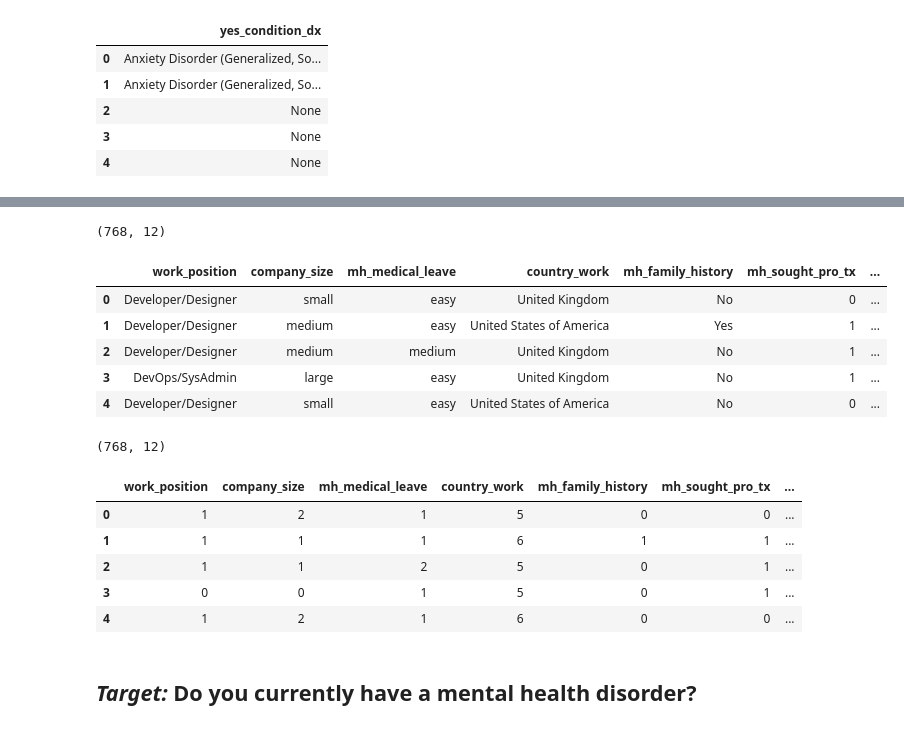
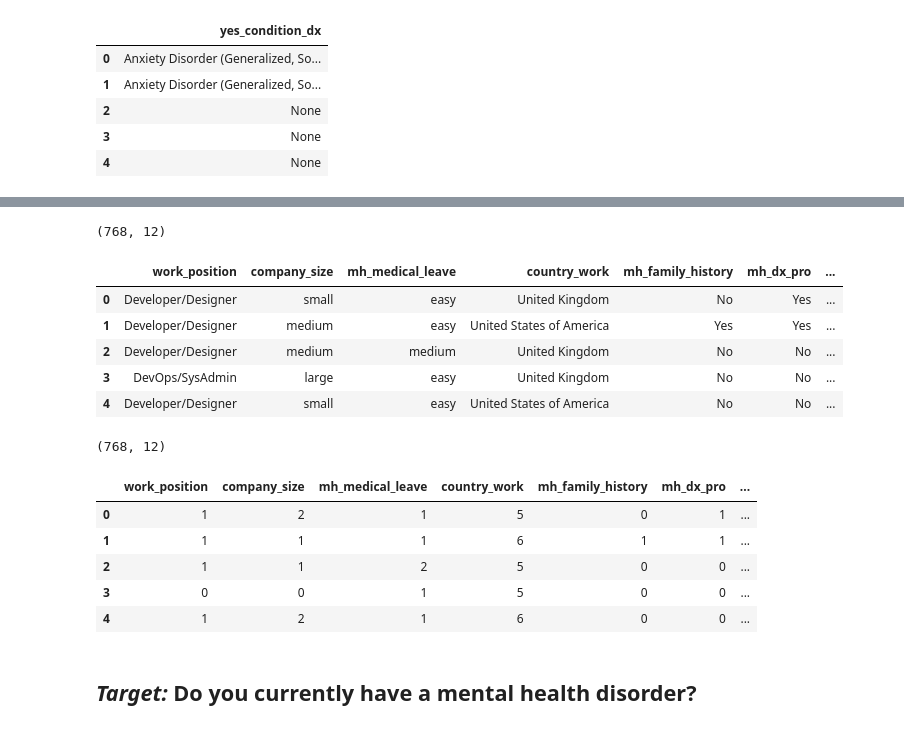
Before and after one commit to ArtTucker/mental_health_and_economics, a Jupyter notebook: machine_learning/ML_model_2.0.ipynb, the cells around one changed output, grey strips where cells are left out. Drawn from its saved outputs; the diff is of its cells as text; code cells hidden in the pictures.

```diff
--- a/machine_learning/ML_model_2.0.ipynb
+++ b/machine_learning/ML_model_2.0.ipynb
@@ -311,7 +375,7 @@ tech_2016_df["mh_sought_pro_tx"].value_counts()
 Name: mh_sought_pro_tx, dtype: int64
 # %%
 # Replace values:
-tech_2016_df["mh_sought_pro_tx"].replace(["1", "2"], ["yes", "no"], inplace = True)
+tech_2016_df["mh_sought_pro_tx"].replace([1, 2], ["yes", "no"], inplace = True)
 # %%
 # Check mh_dx_past:
 tech_2016_df["mh_dx_past"].value_counts()
@@ -364,6 +463,3 @@ tech_2016_df["prev_employers"].value_counts()
 1    689
 0     79
 Name: prev_employers, dtype: int64
-# %%
-tech_2016_df["prev_employers"].replace(0, "no", inplace = True)
-tech_2016_df["prev_employers"].value_counts()
@@ -373,0 +466,12 @@ Name: prev_employers, dtype: int64
+# %%
+tech_2016_df["prev_employers"].replace([1, 0], ["yes", "no"], inplace = True)
+tech_2016_df["prev_employers"].value_counts()
+
+prev = tech_2016_df["prev_employers"].value_counts()
+labels = ["Yes", "No"]
+colors = ["blue", "red"]
+prev.plot.pie(title = "Individual who had a previous employer:",
+              labels = labels,
+              colors = colors,
+              autopct='%1.1f%%')
+plt.show()
@@ -574,20 +682,21 @@ array(['Anxiety Disorder (Generalized, Social, Phobia, etc)',
 # %%
 # Select the desire columns for machine learning model:
 tech_2016_df_current_dx_mh = tech_2016_df[["work_position", "company_size", "mh_medical_leave", "country_work", "mh_family_history",
-                                           "mh_sought_pro_tx", "mh_dx_pro", "mh_coverage", "mh_dx_current", "gender", "mh_dx_past", "prev_mh_benefits"
-                                           ]]
+                                           "mh_dx_pro", "mh_coverage", "mh_dx_current", "gender", "mh_dx_past", "prev_mh_benefits"
+                                           ,"country_live" # mh_sought_pro_tx
+                                          ]]
 
 # Check:
 print(tech_2016_df_current_dx_mh.shape)
 tech_2016_df_current_dx_mh.head()
 # %% [output]
 (768, 12)
-|  | work_position | company_size | mh_medical_leave | country_work | mh_family_history | mh_sought_pro_tx | ... |
-| 0 | Developer/Designer | small | easy | United Kingdom | No | 0 | ... |
-| 1 | Developer/Designer | medium | easy | United States of America | Yes | 1 | ... |
-| 2 | Developer/Designer | medium | medium | United Kingdom | No | 1 | ... |
-| 3 | DevOps/SysAdmin | large | easy | United Kingdom | No | 1 | ... |
-| 4 | Developer/Designer | small | easy | United States of America | No | 0 | ... |
+|  | work_position | company_size | mh_medical_leave | country_work | mh_family_history | mh_dx_pro | ... |
+| 0 | Developer/Designer | small | easy | United Kingdom | No | Yes | ... |
+| 1 | Developer/Designer | medium | easy | United States of America | Yes | Yes | ... |
+| 2 | Developer/Designer | medium | medium | United Kingdom | No | No | ... |
+| 3 | DevOps/SysAdmin | large | easy | United Kingdom | No | No | ... |
+| 4 | Developer/Designer | small | easy | United States of America | No | No | ... |
 # %%
 # Encode dataset:
 
@@ -607,11 +716,11 @@ print(encoded_df_dx_mh.shape)
 encoded_df_dx_mh.head()
 # %% [output]
 (768, 12)
-|  | work_position | company_size | mh_medical_leave | country_work | mh_family_history | mh_sought_pro_tx | ... |
-| 0 | 1 | 2 | 1 | 5 | 0 | 0 | ... |
+|  | work_position | company_size | mh_medical_leave | country_work | mh_family_history | mh_dx_pro | ... |
+| 0 | 1 | 2 | 1 | 5 | 0 | 1 | ... |
 | 1 | 1 | 1 | 1 | 6 | 1 | 1 | ... |
-| 2 | 1 | 1 | 2 | 5 | 0 | 1 | ... |
-| 3 | 0 | 0 | 1 | 5 | 0 | 1 | ... |
+| 2 | 1 | 1 | 2 | 5 | 0 | 0 | ... |
+| 3 | 0 | 0 | 1 | 5 | 0 | 0 | ... |
 | 4 | 1 | 2 | 1 | 6 | 0 | 0 | ... |
 # %%
 # Clean features / add more features / oversample to boost accuracy /  change train-test size /
```
Also changed, not shown: parts of 28 cells of this notebook.
